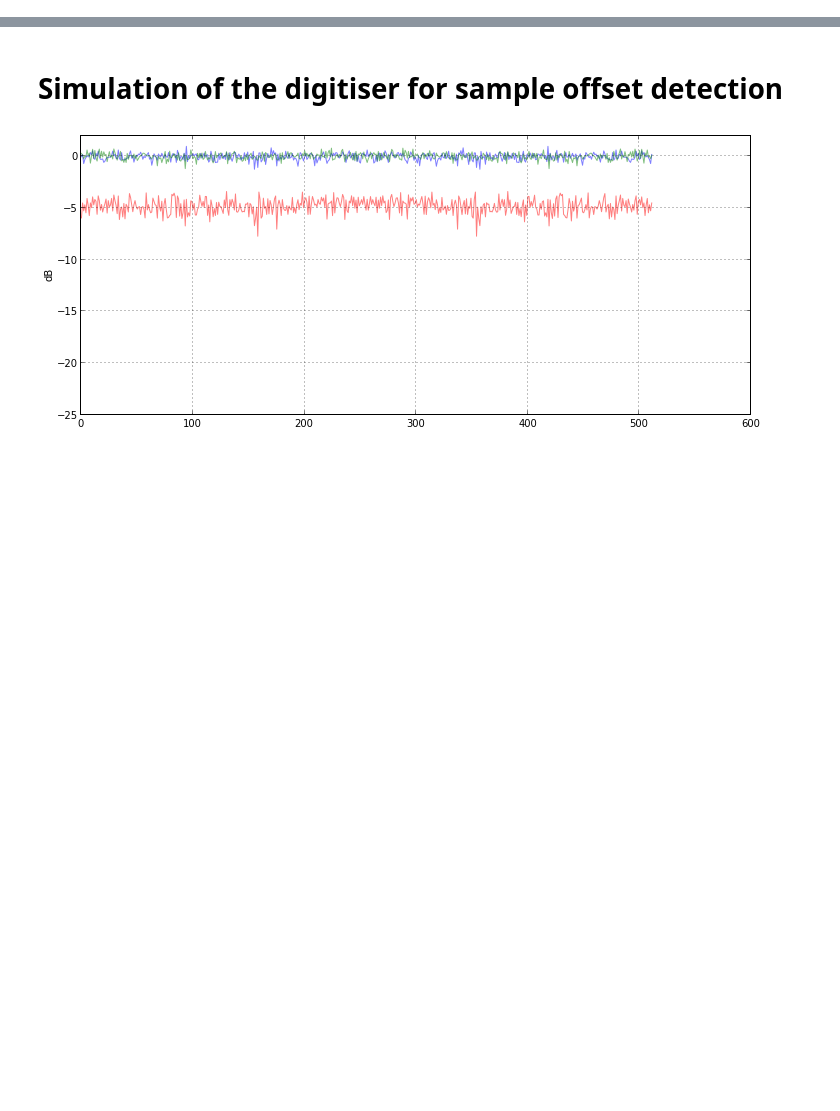
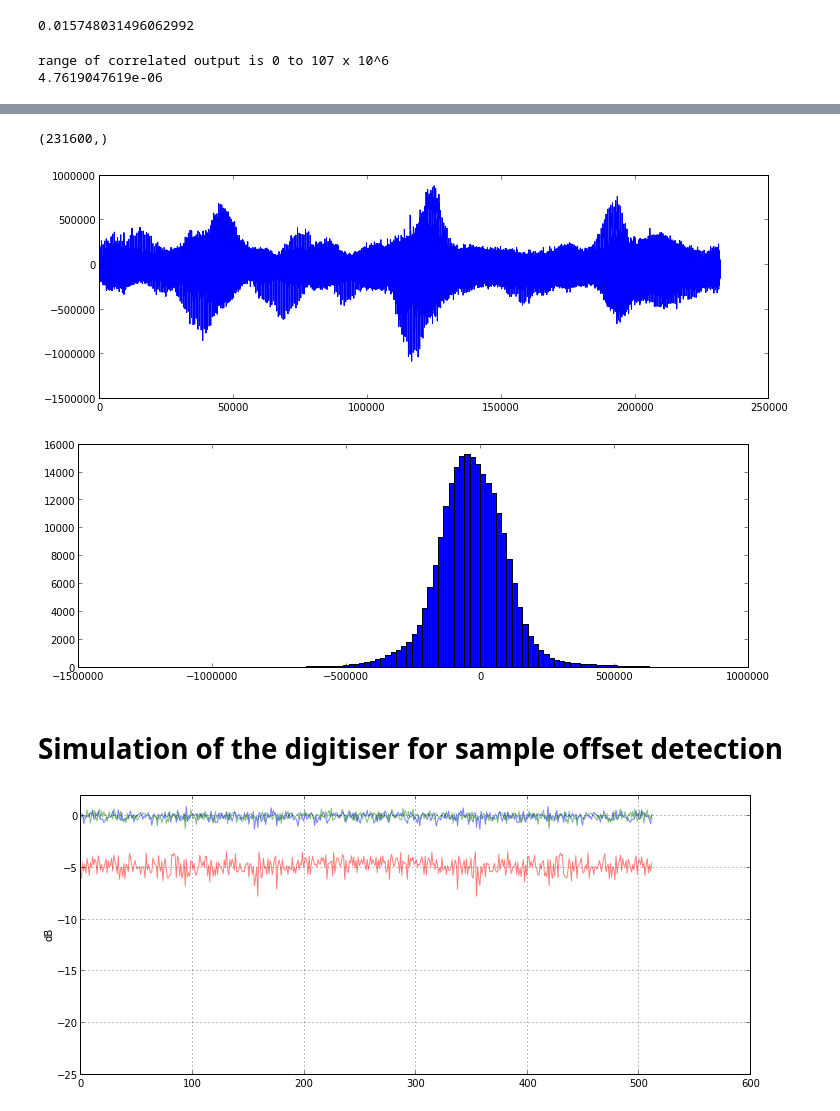
Before and after one commit to thomasska/ipython-notebooks, a Jupyter notebook: Thomas Sandbox.ipynb, the cells around one changed output, grey strips where cells are left out. Drawn from its saved outputs; the diff is of its cells as text; code cells hidden in the pictures; blank space fills up the shorter version.

```diff
--- a/Thomas Sandbox.ipynb
+++ b/Thomas Sandbox.ipynb
@@ -0,0 +33,35 @@
+# %%
+128/(1.0*sum(range(128)))
+# %% [output]
+0.015748031496062992
+# %%
+sr=1712.0e6;
+ch=4096.0;
+fftdr=sr/ch
+maxint=256;
+
+print('range of correlated output is 0 to %i x 10^6' % int(fftdr*maxint/1e6) )
+print(quant)
+# %% [output]
+range of correlated output is 0 to 107 x 10^6
+4.7619047619e-06
+# %%
+import katdal, numpy
+D=katdal.open('/var/kat/archive/data/RTS/telescope_products/2014/12/03/1417565267.h5');
+
+D.select(corrprods=2,channels=range(2000,2600));
+V=D.vis;
+V=squeeze(np.reshape(V,[-1]));
+print(shape(V));
+quant=4.787071e-06;
+R=real(V);
+RQ=R/quant;
+#figure(figsize=(20,6))
+#hist(abs(R),np.linspace(0,0.0002,num=1000));
+RQI = np.round(RQ).astype(numpy.int);
+
+figure(figsize=(12,4))
+plot(RQI)
+figure(figsize=(12,4))
+hist(RQI,100);
+# %% [output]
@@ -1,3 +70,6 @@
+(231600,)
+[figure, added]
+[figure, added]
 # %% [markdown]
 Simulation of the digitiser for sample offset detection
 ===========================
```
Also changed, not shown: parts of 2 cells of this notebook, 3 other files.
